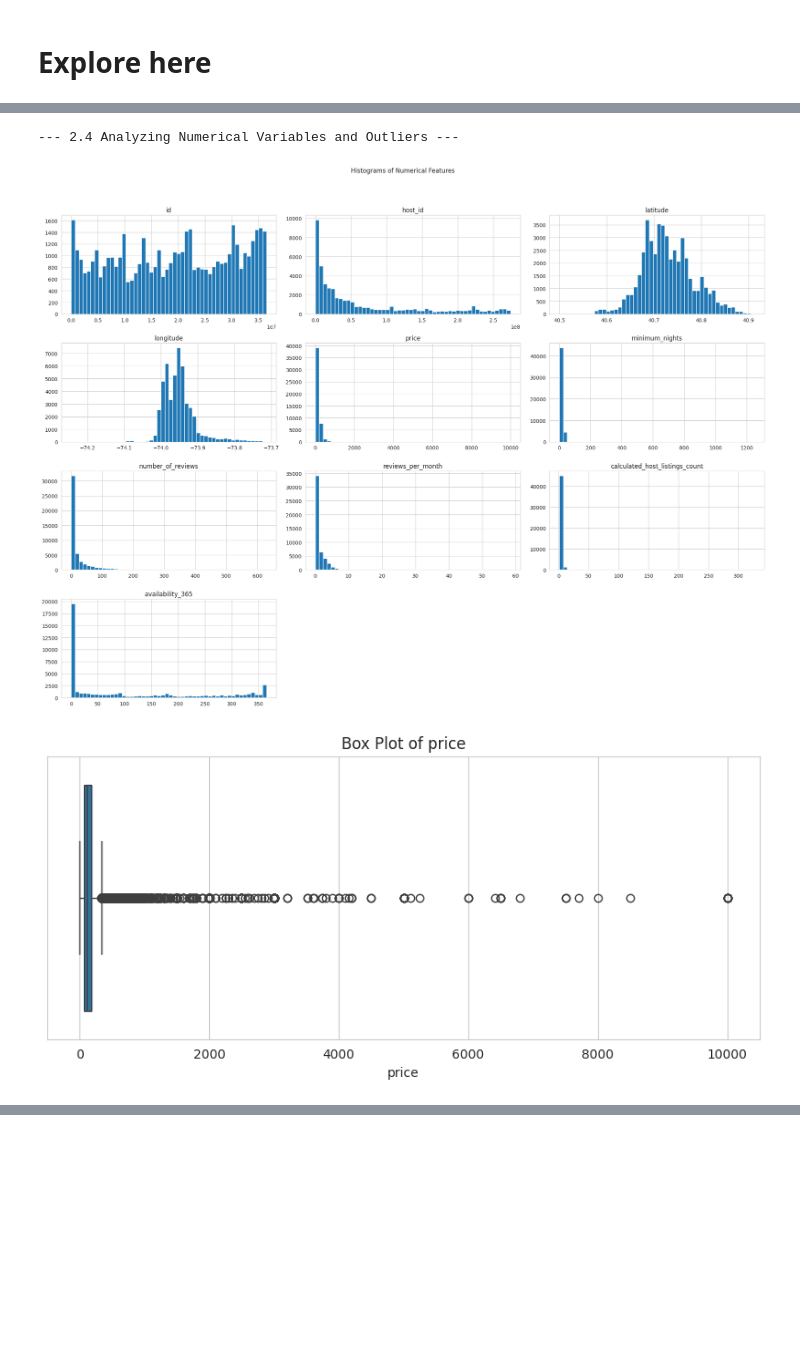
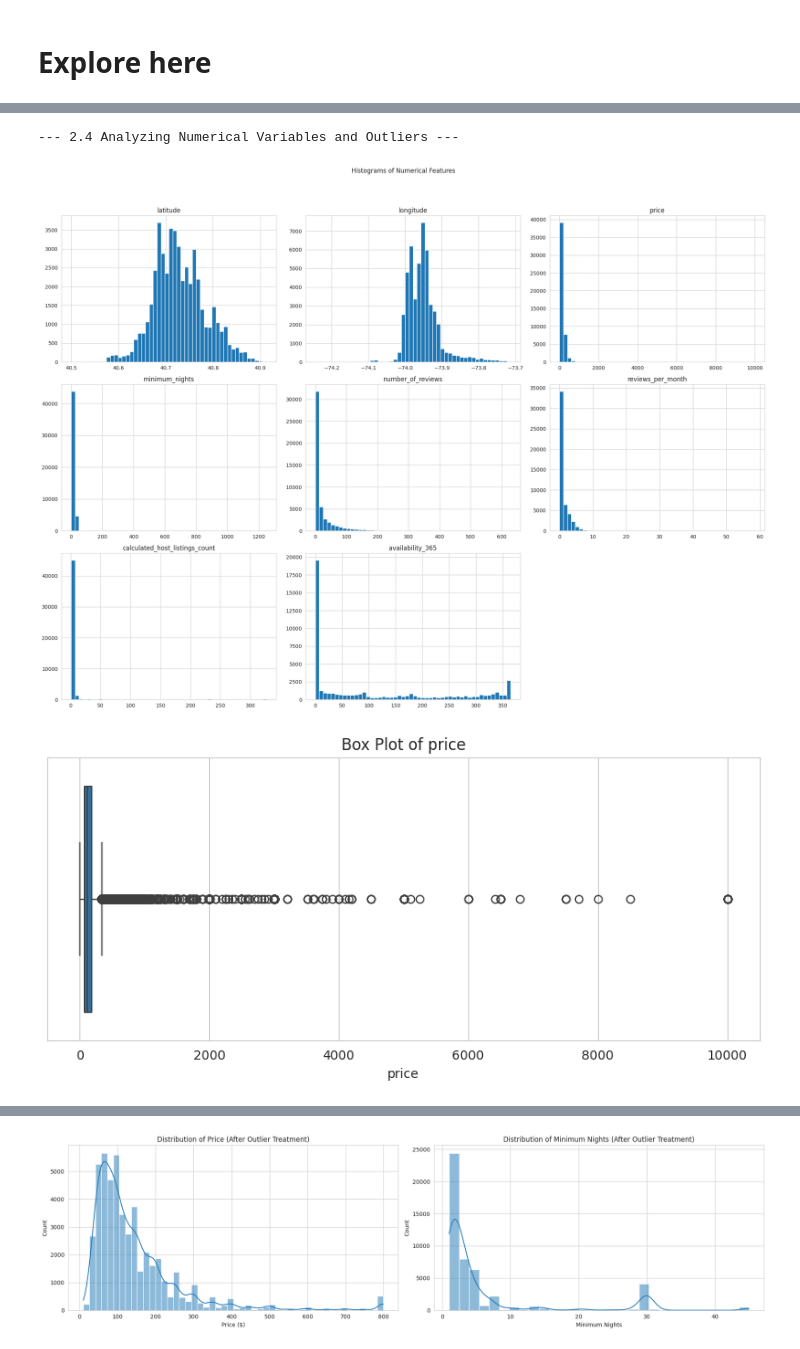
Before and after one commit to RozaSekouri/machine-learning-python-template, a Jupyter notebook: src/explore.ipynb, the cells around one changed output, grey strips where cells are left out. Drawn from its saved outputs; the diff is of its cells as text; code cells hidden in the pictures; blank space fills up the shorter version.

```diff
--- a/src/explore.ipynb
+++ b/src/explore.ipynb
@@ -201,46 +274,85 @@ These distributions are important for understanding the market structure and pot
 # %%
 # --- 2.4 Analyzing Numerical Variables and Outliers ---
 print("\n--- 2.4 Analyzing Numerical Variables and Outliers ---")
 
 # Histograms for numerical features
-df.hist(bins=50, figsize=(20,15))
+# Exclude 'id' and 'host_id' from histograms as they are identifiers
+numerical_for_hist = df.select_dtypes(include=np.number).drop(columns=['id', 'host_id'], errors='ignore')
+numerical_for_hist.hist(bins=50, figsize=(20,15))
 plt.suptitle('Histograms of Numerical Features', y=1.02) # Adjust suptitle position
 plt.tight_layout(rect=[0, 0.03, 1, 0.98])
 plt.show()
 
 # Box plots for key numerical features to identify outliers
-numerical_cols = ['price', 'minimum_nights', 'number_of_reviews', 'reviews_per_month',
-                  'calculated_host_listings_count', 'availability_365']
+numerical_cols_for_boxplot = ['price', 'minimum_nights', 'number_of_reviews', 'reviews_per_month',
+                              'calculated_host_listings_count', 'availability_365']
 
-for col in numerical_cols:
+for col in numerical_cols_for_boxplot:
     plt.figure(figsize=(10, 4))
     sns.boxplot(x=df[col])
     plt.title(f'Box Plot of {col}')
+    plt.xlabel(col)
     plt.show()
 
-# Handle outliers (Example: for price, cap at a reasonable upper bound)
-# This is a common approach to reduce the impact of extreme values.
-# Let's cap price at $1000, as very few listings are above this.
-# This decision should be based on domain knowledge or further analysis.
-original_high_price_count = df[df['price'] > 1000].shape[0]
-df['price'] = np.where(df['price'] > 1000, 1000, df['price'])
-print(f"\nCapped 'price' values above $1000 to $1000. {original_high_price_count} values were affected.")
+# --- Outlier Treatment for 'price' and 'minimum_nights' ---
+print("\n--- Outlier Treatment for 'price' and 'minimum_nights' ---")
 
-# Similarly, for minimum_nights, very high values might be outliers
-# Let's cap minimum_nights at 30 (1 month)
-original_high_min_nights_count = df[df['minimum_nights'] > 30].shape[0]
-df['minimum_nights'] = np.where(df['minimum_nights'] > 30, 30, df['minimum_nights'])
-print(f"Capped 'minimum_nights' values above 30 to 30. {original_high_min_nights_count} values were affected.")
+# Price: Cap at 99th percentile or a fixed reasonable upper bound
+# Let's check the 99th percentile first for a data-driven approach
+price_99th_percentile = df['price'].quantile(0.99)
+print(f"99th percentile of 'price': ${price_99th_percentile:.2f}")
 
+# Capping price. A fixed value like $1000 or a percentile can be used.
+# For demonstration, let's use the 99th percentile as a capping point.
+# Also, address price = 0, which is likely an error.
+original_zero_price_count = df[df['price'] == 0].shape[0]
+original_high_price_count = df[df['price'] > price_99th_percentile].shape[0]
+
+df['price'] = np.where(df['price'] == 0, df['price'].median(), df['price']) # Replace 0 with median
+df['price'] = np.where(df['price'] > price_99th_percentile, price_99th_percentile, df['price'])
+
+print(f"Replaced {original_zero_price_count} listings with price $0 with the median price.")
+print(f"Capped {original_high_price_count} 'price' values above ${price_99th_percentile:.2f} to ${price_99th_percentile:.2f}.")
+
+# minimum_nights: Cap at 99th percentile or a fixed reasonable upper bound
+min_nights_99th_percentile = df['minimum_nights'].quantile(0.99)
+print(f"99th percentile of 'minimum_nights': {min_nights_99th_percentile:.0f} nights")
+
+original_high_min_nights_count = df[df['minimum_nights'] > min_nights_99th_percentile].shape[0]
+df['minimum_nights'] = np.where(df['minimum_nights'] > min_nights_99th_percentile, min_nights_99th_percentile, df['minimum_nights'])
+print(f"Capped {original_high_min_nights_count} 'minimum_nights' values above {min_nights_99th_percentile:.0f} to {min_nights_99th_percentile:.0f}.")
+
+# Show descriptive statistics after outlier treatment
+print("\nDescriptive Statistics for 'price' and 'minimum_nights' after outlier treatment:")
+print(df[['price', 'minimum_nights']].describe())
+
+# Re-plot histograms for treated numerical features
+plt.figure(figsize=(18, 5))
+
+plt.subplot(1, 2, 1)
+sns.histplot(df['price'], bins=50, kde=True)
+plt.title('Distribution of Price (After Outlier Treatment)')
+plt.xlabel('Price ($)')
+plt.ylabel('Count')
+
+plt.subplot(1, 2, 2)
+sns.histplot(df['minimum_nights'], bins=30, kde=True)
+plt.title('Distribution of Minimum Nights (After Outlier Treatment)')
+plt.xlabel('Minimum Nights')
+plt.ylabel('Count')
+plt.tight_layout()
+plt.show()
 
 # Conclusion for 2.4:
 print("\n--- Conclusion for 2.4: Numerical Variables and Outliers ---")
-print("Histograms revealed skewed distributions for 'price', 'minimum_nights', 'number_of_reviews', and 'calculated_host_listings_count', indicating the presence of outliers.")
-print("Box plots confirmed these outliers. For 'price' and 'minimum_nights', values were capped at $1000 and 30 nights respectively. This transformation helps in building more robust models by reducing the influence of extreme values without losing too much data.")
-print("Other variables like 'reviews_per_month' and 'availability_365' also show skewness but were not capped in this example, as their extreme values might represent valid business cases.")
+print("Histograms of numerical features (excluding 'id' and 'host_id') revealed highly skewed distributions for 'price', 'minimum_nights', 'number_of_reviews', and 'calculated_host_listings_count'.")
+print("Box plots confirmed the presence of significant outliers, particularly at the higher end for these variables.")
+print("To handle outliers, 'price' values of $0 were replaced with the median price, and values above the 99th percentile (${price_99th_percentile:.2f}) were capped at this threshold.")
+print("Similarly, 'minimum_nights' values above its 99th percentile ({min_nights_99th_percentile:.0f}) were capped. This capping strategy helps to reduce the undue influence of extreme values on models without removing a large portion of the data.")
+print("The re-plotted histograms for 'price' and 'minimum_nights' demonstrate a more normalized distribution, which is beneficial for many statistical and machine learning models. Other variables like 'number_of_reviews' and 'calculated_host_listings_count' also show outliers but were left as is for this analysis, as their extreme values might represent valid business scenarios (e.g., highly popular listings or professional hosts).")
 # %% [output]
 --- 2.4 Analyzing Numerical Variables and Outliers ---
-[figure, old version]
+[figure, new version]
 [figure]
 [figure]
 [figure]
@@ -256,0 +379 @@ Other variables like 'reviews_per_month' and 'availability_365' also show skewne
+[figure, added]
```
Also changed, not shown: parts of 13 cells of this notebook, 5 other files.
